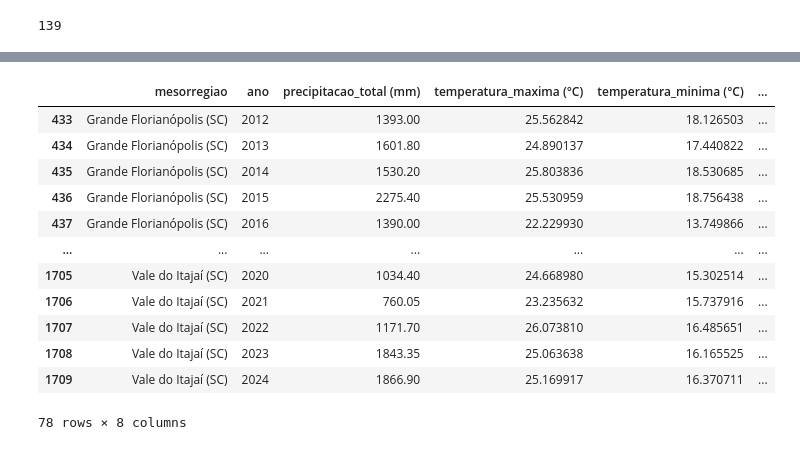
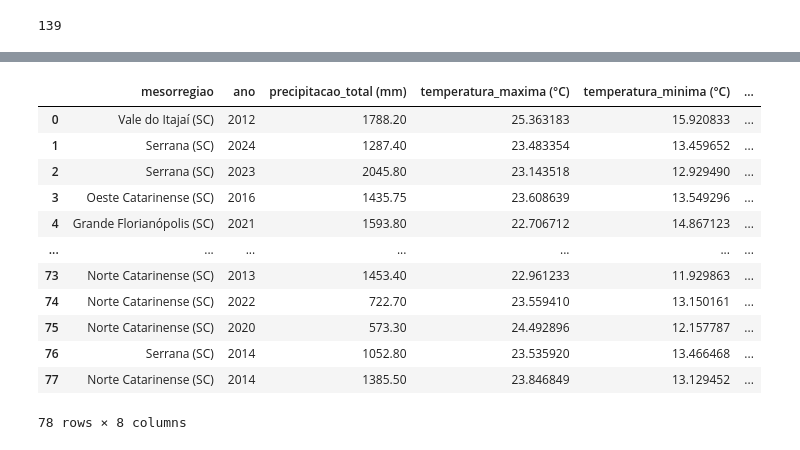
Before and after one commit to Lomba227/k-means-cafe, a Jupyter notebook: main.ipynb, the cells around one changed output, grey strips where cells are left out. Cells and saved outputs as stored; diff of their text form; code cells hidden in the pictures.

```diff
--- a/main.ipynb
+++ b/main.ipynb
@@ -365,19 +405,8 @@ mesorregioes
 | 138 | Distrito Federal (DF) | -15.781166 | -47.796851 |
 139 rows × 3 columns
 # %%
-cols = [
-        'latitude',
-        'longitude'
-    ]
-
-for col in cols:
-    df_temp[col] = pd.to_numeric(
-        df_temp[col].astype(str).str.replace(',', '.'),
-        errors='coerce'
-    )
-
-df_temp['latitude'] = df_temp['latitude'].astype(float)
-df_temp['longitude'] = df_temp['longitude'].astype(float)
+# Conversão de latitude e longitude já realizada antes da criação do Spark DataFrame (célula anterior)
 # %%
-df_temp_teste = df_temp[df_temp['ano'] == 2019]
+df_temp_2019 = df_temp.filter(F.col('ano') == 2019)
+df_temp_teste = df_temp_2019
 # %%
@@ -456,8 +482,4 @@ df_temp_teste
 588 rows × 13 columns
 # %%
-df_temp = df_temp.merge(
-    df_temp_teste[['mesorregiao', 'regiao', 'uf', 'cidade']],
-    on=['regiao', 'uf', 'cidade'],
-    how='left'
-)
+df_temp = df_temp.join(meso_por_estacao, on=['regiao', 'uf', 'cidade'], how='left')
 # %%
@@ -510,10 +532,10 @@ memory usage: 659.3+ KB
 # %%
-df_temp_agg = df_temp.groupby(['mesorregiao', 'ano']).agg({
-    'precipitacao_total (mm)': 'mean',
-    'temperatura_maxima (°C)': 'mean',
-    'temperatura_minima (°C)': 'mean',
-    'umidade_relativa (%)': 'mean',
-    'precipitacao_floracao': 'mean',
-    'altitude': 'mean'
-}).reset_index()
+df_temp_agg = df_temp.filter(F.col('mesorregiao').isNotNull()).groupBy('mesorregiao', 'ano').agg(
+    F.mean('precipitacao_total (mm)').alias('precipitacao_total (mm)'),
+    F.mean('temperatura_maxima (°C)').alias('temperatura_maxima (°C)'),
+    F.mean('temperatura_minima (°C)').alias('temperatura_minima (°C)'),
+    F.mean('umidade_relativa (%)').alias('umidade_relativa (%)'),
+    F.mean('precipitacao_floracao').alias('precipitacao_floracao'),
+    F.mean('altitude').alias('altitude')
+)
 # %%
@@ -534,18 +556,18 @@ df_temp_agg
 1774 rows × 8 columns
 # %%
-df_temp_agg[df_temp_agg['mesorregiao'].str.contains('(SC)')]
+df_temp_agg.filter(F.col('mesorregiao').contains('(SC)')).toPandas()
 # %% [output]
 |  | mesorregiao | ano | precipitacao_total (mm) | temperatura_maxima (°C) | temperatura_minima (°C) | ... |
-| 433 | Grande Florianópolis (SC) | 2012 | 1393.00 | 25.562842 | 18.126503 | ... |
-| 434 | Grande Florianópolis (SC) | 2013 | 1601.80 | 24.890137 | 17.440822 | ... |
-| 435 | Grande Florianópolis (SC) | 2014 | 1530.20 | 25.803836 | 18.530685 | ... |
-| 436 | Grande Florianópolis (SC) | 2015 | 2275.40 | 25.530959 | 18.756438 | ... |
-| 437 | Grande Florianópolis (SC) | 2016 | 1390.00 | 22.229930 | 13.749866 | ... |
+| 0 | Vale do Itajaí (SC) | 2012 | 1788.20 | 25.363183 | 15.920833 | ... |
+| 1 | Serrana (SC) | 2024 | 1287.40 | 23.483354 | 13.459652 | ... |
+| 2 | Serrana (SC) | 2023 | 2045.80 | 23.143518 | 12.929490 | ... |
+| 3 | Oeste Catarinense (SC) | 2016 | 1435.75 | 23.608639 | 13.549296 | ... |
+| 4 | Grande Florianópolis (SC) | 2021 | 1593.80 | 22.706712 | 14.867123 | ... |
 | ... | ... | ... | ... | ... | ... | ... |
-| 1705 | Vale do Itajaí (SC) | 2020 | 1034.40 | 24.668980 | 15.302514 | ... |
-| 1706 | Vale do Itajaí (SC) | 2021 | 760.05 | 23.235632 | 15.737916 | ... |
-| 1707 | Vale do Itajaí (SC) | 2022 | 1171.70 | 26.073810 | 16.485651 | ... |
-| 1708 | Vale do Itajaí (SC) | 2023 | 1843.35 | 25.063638 | 16.165525 | ... |
-| 1709 | Vale do Itajaí (SC) | 2024 | 1866.90 | 25.169917 | 16.370711 | ... |
+| 73 | Norte Catarinense (SC) | 2013 | 1453.40 | 22.961233 | 11.929863 | ... |
+| 74 | Norte Catarinense (SC) | 2022 | 722.70 | 23.559410 | 13.150161 | ... |
+| 75 | Norte Catarinense (SC) | 2020 | 573.30 | 24.492896 | 12.157787 | ... |
+| 76 | Serrana (SC) | 2014 | 1052.80 | 23.535920 | 13.466468 | ... |
+| 77 | Norte Catarinense (SC) | 2014 | 1385.50 | 23.846849 | 13.129452 | ... |
 78 rows × 8 columns
 # %%
```
Also changed, not shown: parts of 29 cells of this notebook.
